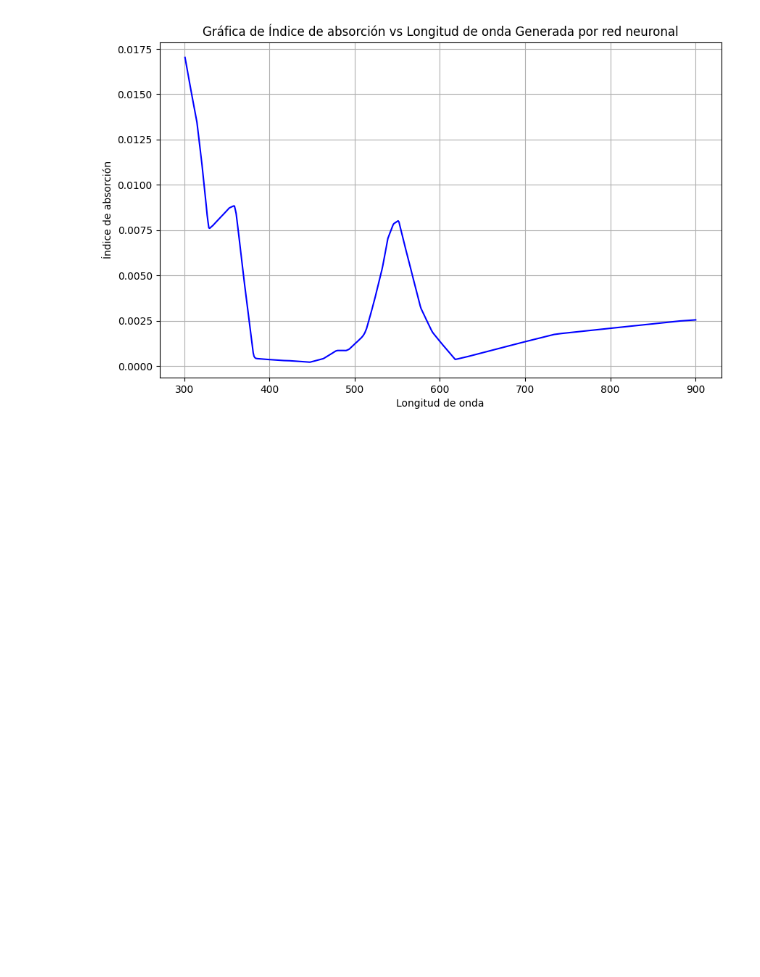
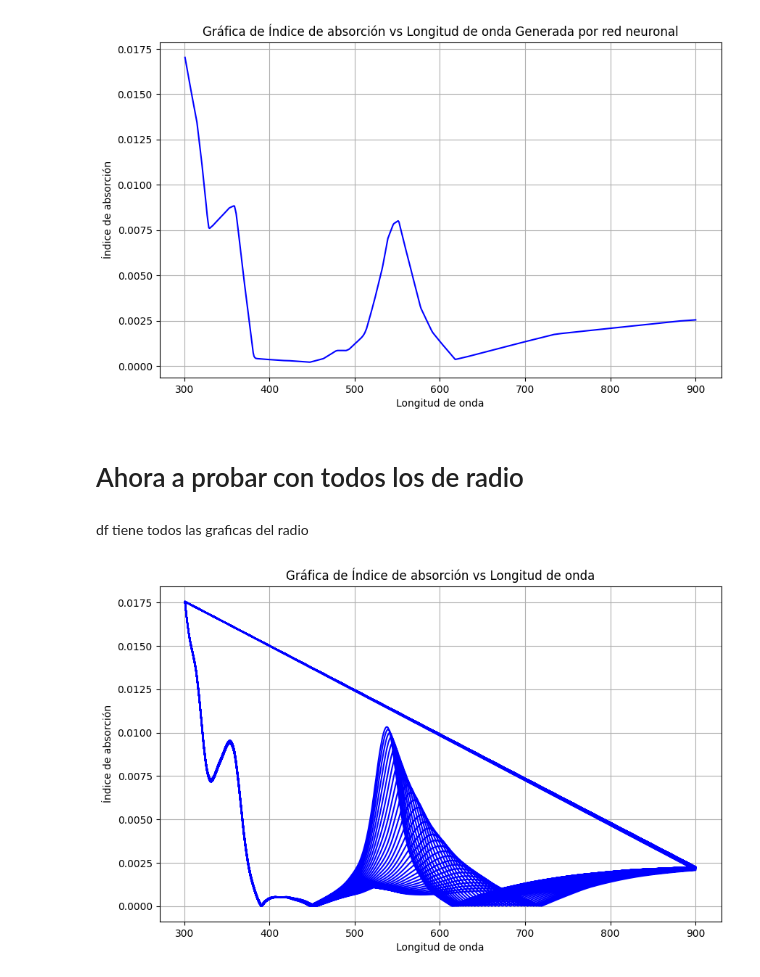
Before and after one commit to lorenzoog00/ASE, a Jupyter notebook: redN/RedNeuronal1/Pruebas_de_NO_normalizado.ipynb, the cells around one changed output. Cells and saved outputs as stored; diff of their text form; code cells hidden in the pictures; blank space fills up the shorter version.

Commit message:
Se aplico la red a todas las graficas del radio para ver si si funcionaba

```diff
--- a/redN/RedNeuronal1/Pruebas_de_NO_normalizado.ipynb
+++ b/redN/RedNeuronal1/Pruebas_de_NO_normalizado.ipynb
@@ -164,3 +164,21 @@ plt.grid(True)
 plt.show()
 # %% [output]
 [figure]
+# %% [markdown]
+# Ahora a probar con todos los de radio
+# %% [markdown]
+df tiene todos las graficas del radio
+# %%
+columnas_seleccionadas= ['Longitud de onda', 'Índice de absorción']
+df_seleccionado = df[columnas_seleccionadas]
+
+# Crear la gráfica de dispersión
+plt.figure(figsize=(10, 6))
+plt.plot(df_seleccionado['Longitud de onda'], df_seleccionado['Índice de absorción'], color='blue')
+plt.xlabel('Longitud de onda')
+plt.ylabel('Índice de absorción')
+plt.title('Gráfica de Índice de absorción vs Longitud de onda')
+plt.grid(True)
+plt.show()
+# %% [output]
+[figure, added]
```
Also changed, not shown: parts of 4 cells of this notebook.
